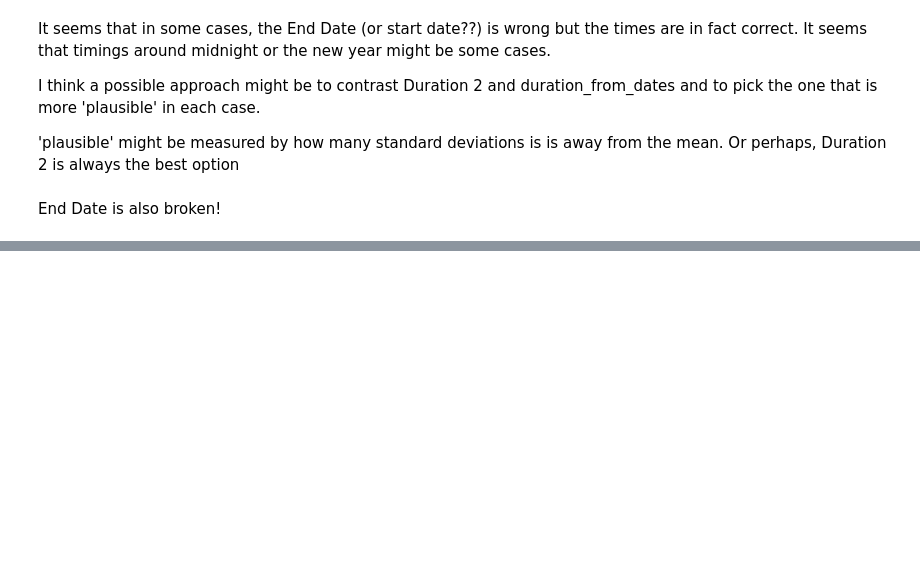
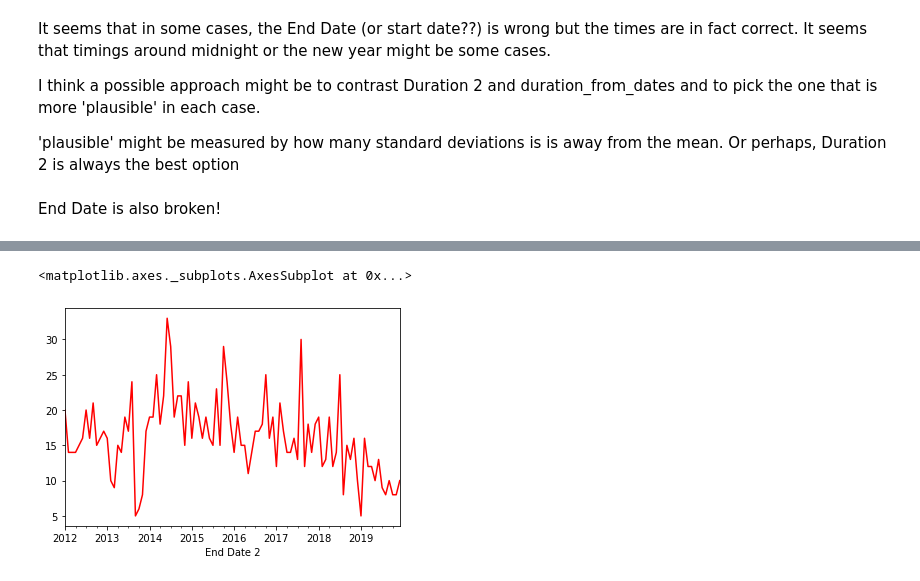
Before and after one commit to Peppers16/tfl_bike_project, a Jupyter notebook: cycleJourneys/journeys_initial_exploration.ipynb, the cells around one changed output, grey strips where cells are left out. Cells and saved outputs as stored; diff of their text form; code cells hidden in the pictures; blank space fills up the shorter version.

```diff
--- a/cycleJourneys/journeys_initial_exploration.ipynb
+++ b/cycleJourneys/journeys_initial_exploration.ipynb
@@ -261,0 +289,5 @@ End Date is also broken!
+# %%
+df_samp.set_index('End Date 2')['suspect_dates'].resample('M').sum().plot(color='r')
+# %% [output]
+<matplotlib.axes._subplots.AxesSubplot at 0x...>
+[figure, added]
```
Also changed, not shown: parts of 61 cells of this notebook, 1 other file.
